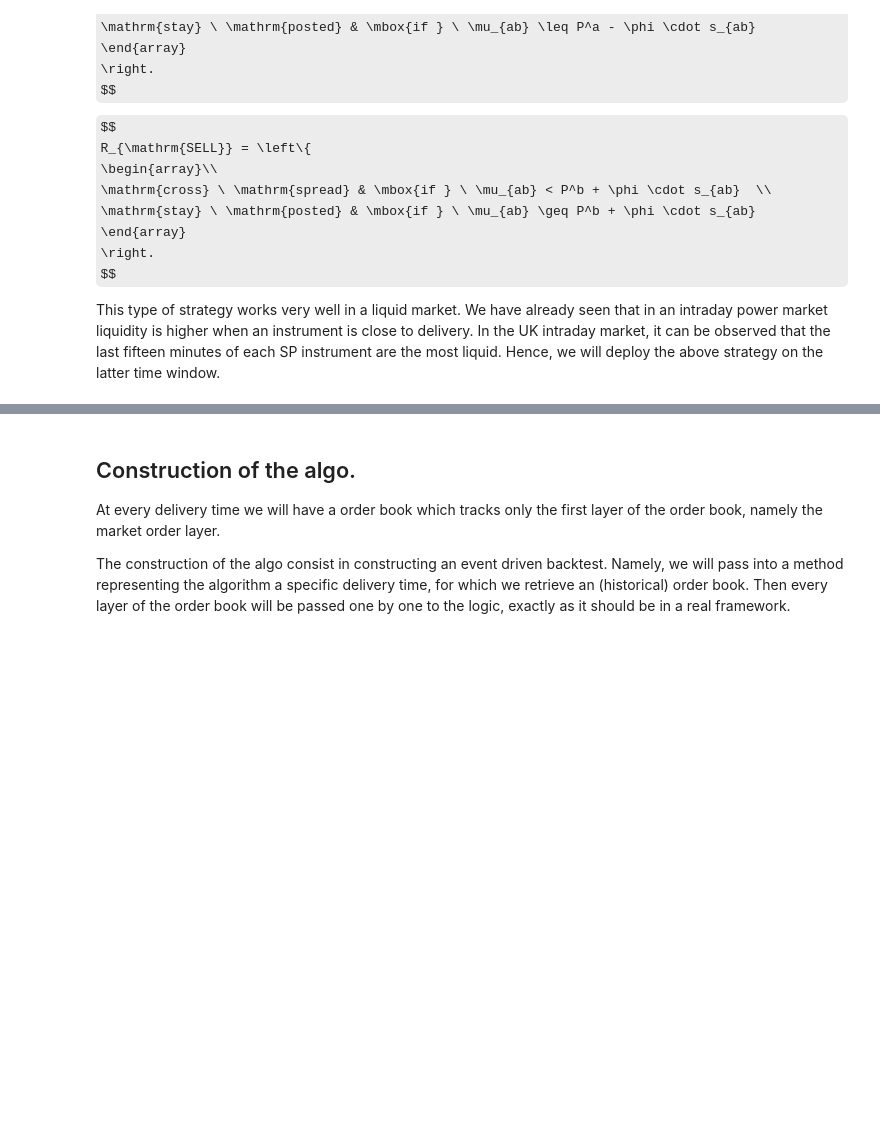
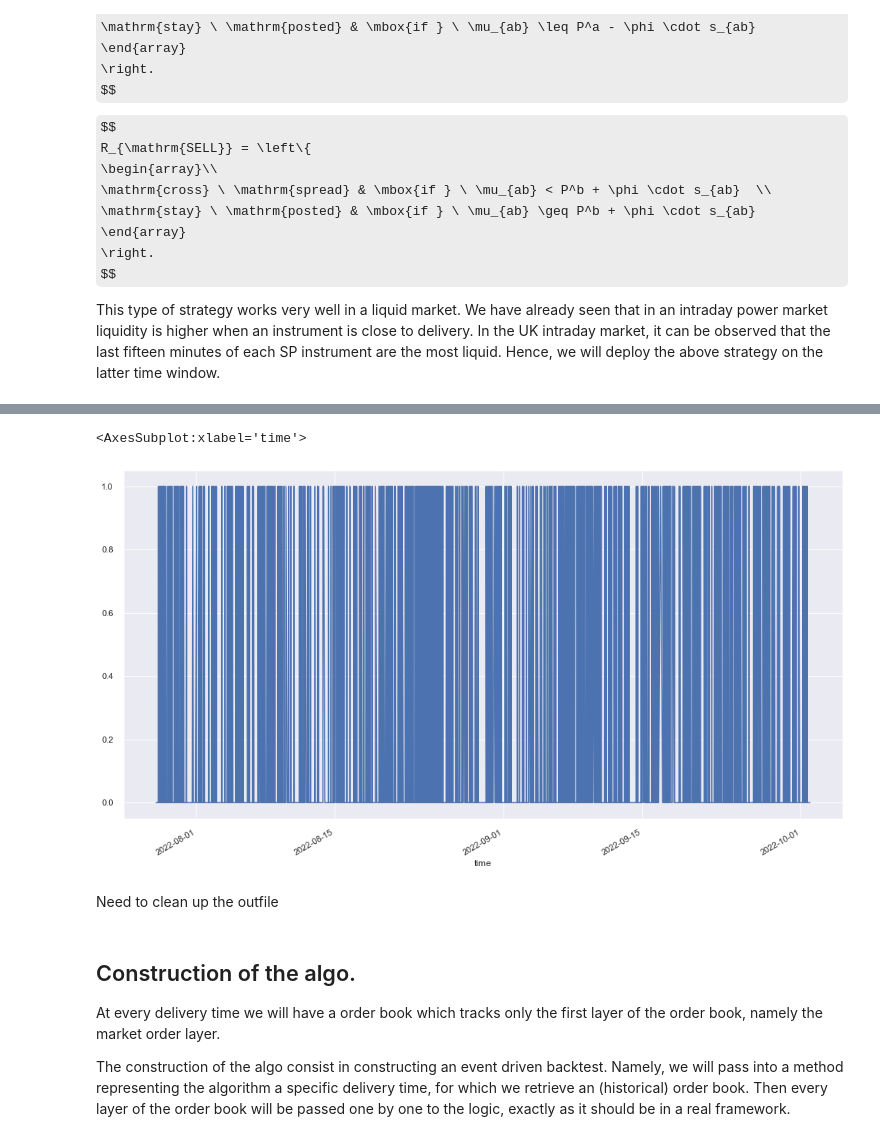
Before and after one commit to babbaluce86/RL-Trading-Agent, a Jupyter notebook: AlgoTradeLOB_nb4.ipynb, the cells around one changed output, grey strips where cells are left out. Cells and saved outputs as stored; diff of their text form; code cells hidden in the pictures; some formulas as TeX source; blank space fills up the shorter version.

```diff
--- a/AlgoTradeLOB_nb4.ipynb
+++ b/AlgoTradeLOB_nb4.ipynb
@@ -67,3 +93,16 @@ quotes.loc['2022-07-28 00:00:00+00:00'].order_book.drop(columns = 'delivery_time
+# %%
+res = pd.concat(spreads, axis=0)
+res = res.to_frame('spread')
+
+# res.query('spread<0').shape[0] / res.shape[0]
+# res.query("spread<0").eval("spread=spread*(-1)").spread.sort_values().reset_index(drop=True).plot(logy=True)
+
+# (res.query("spread<0").spread < -3).astype(int).plot()
+# %% [output]
+<AxesSubplot:xlabel='time'>
+[figure, added]
+# %% [markdown]
+Need to clean up the outfile
 # %%
 # Construct The main functions
 
```
Also changed, not shown: parts of 24 cells of this notebook.
